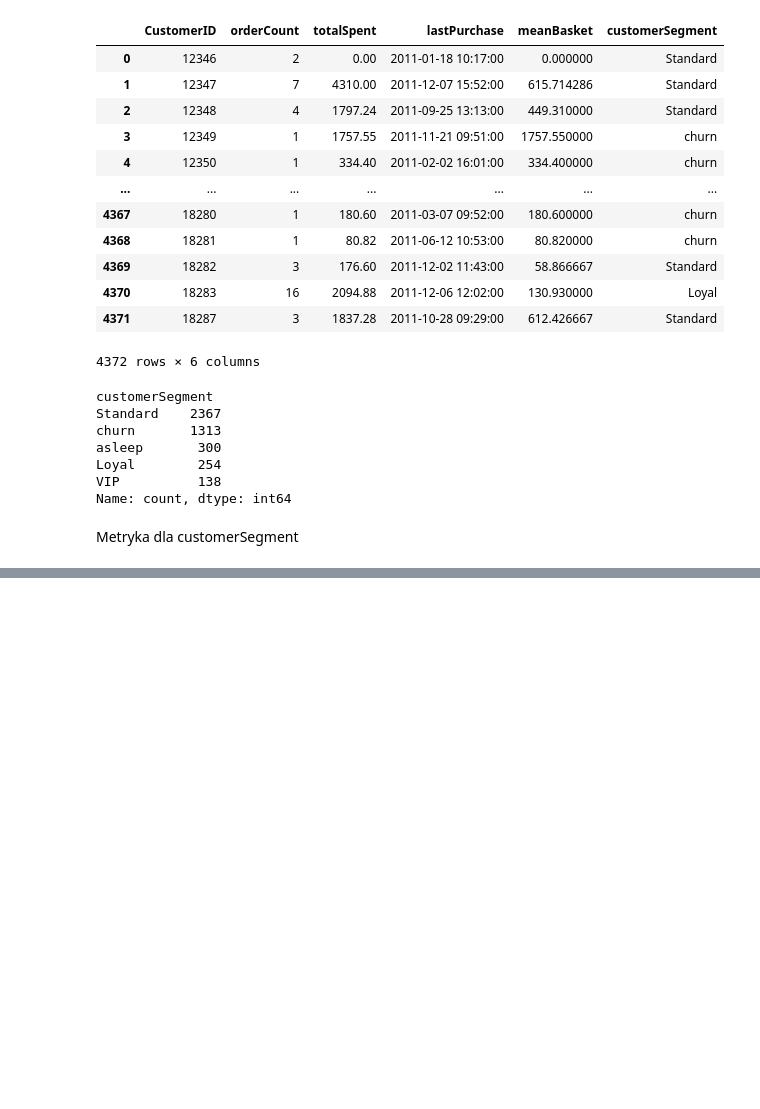
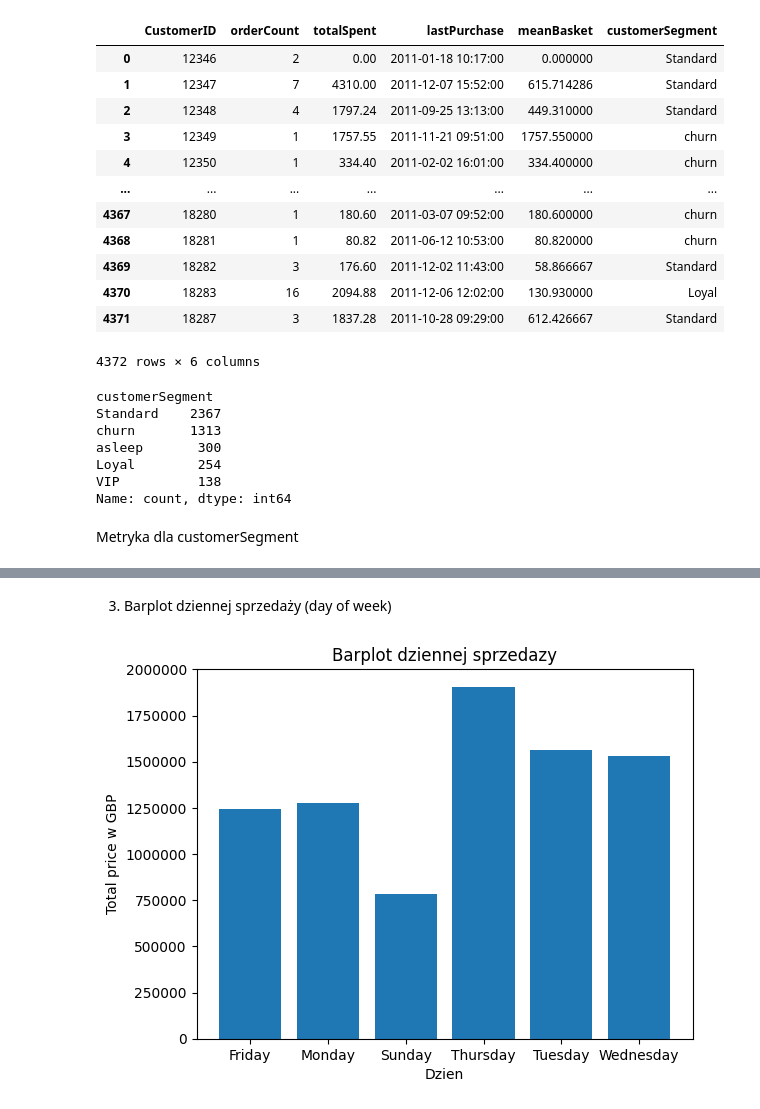
Before and after one commit to pomoreqq/eCommerceCustomerBehaviorAnalysis, a Jupyter notebook: notebook/analysis.ipynb, the cells around one changed output, grey strips where cells are left out. Drawn from its saved outputs; the diff is of its cells as text; code cells hidden in the pictures; blank space fills up the shorter version.

```diff
--- a/notebook/analysis.ipynb
+++ b/notebook/analysis.ipynb
@@ -1453,0 +1541,12 @@ TypeError: Figure.savefig() missing 1 required positional argument: 'fname'
+# %% [markdown]
+ 3. Barplot dziennej sprzedaży (day of week)
+# %%
+plt.bar(x=groupedByWeekdayAndTotalPrice['InvoiceWeekday'],height=groupedByWeekdayAndTotalPrice['TotalPrice'])
+plt.ylabel('Total price w GBP')
+plt.xlabel('Dzien')
+plt.title('Barplot dziennej sprzedazy')
+plt.gcf().axes[0].yaxis.get_major_formatter().set_scientific(False)
+plt.savefig('barplotSprzedazyDziennej')
+plt.show()
+# %% [output]
+[figure, added]
```
Also changed, not shown: parts of 34 cells of this notebook, 15 other files.
